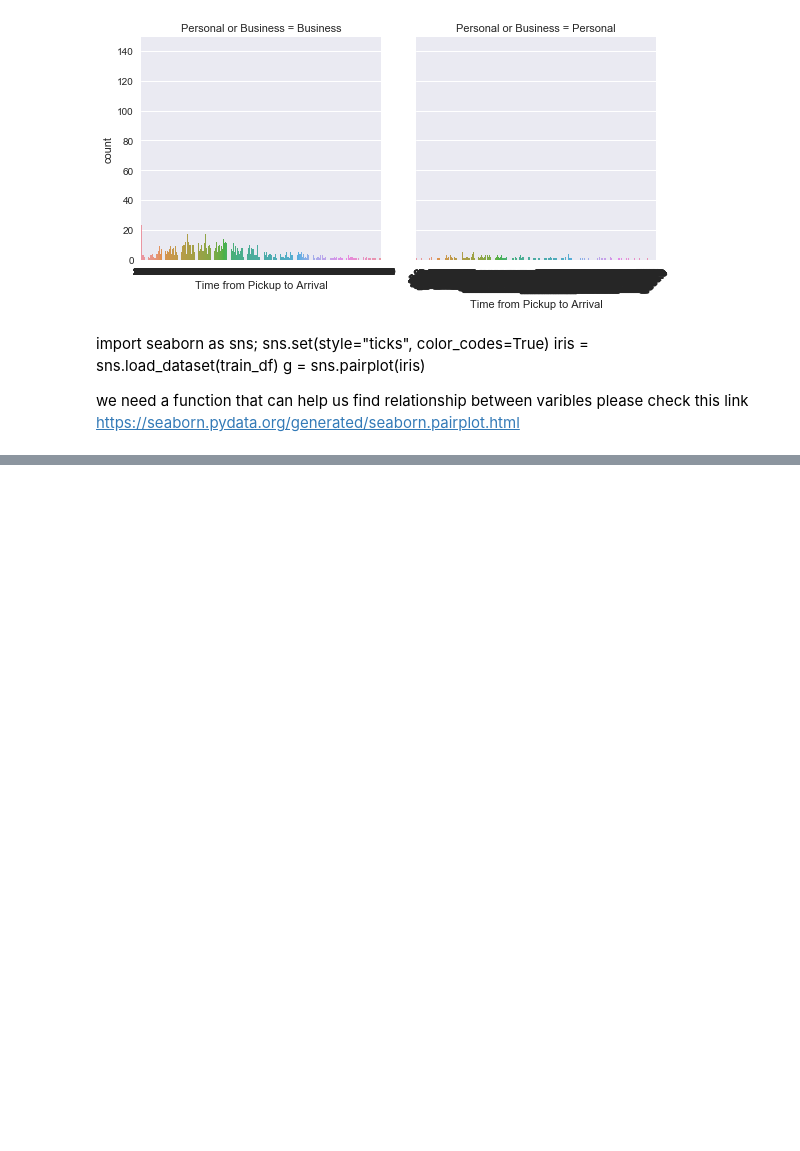
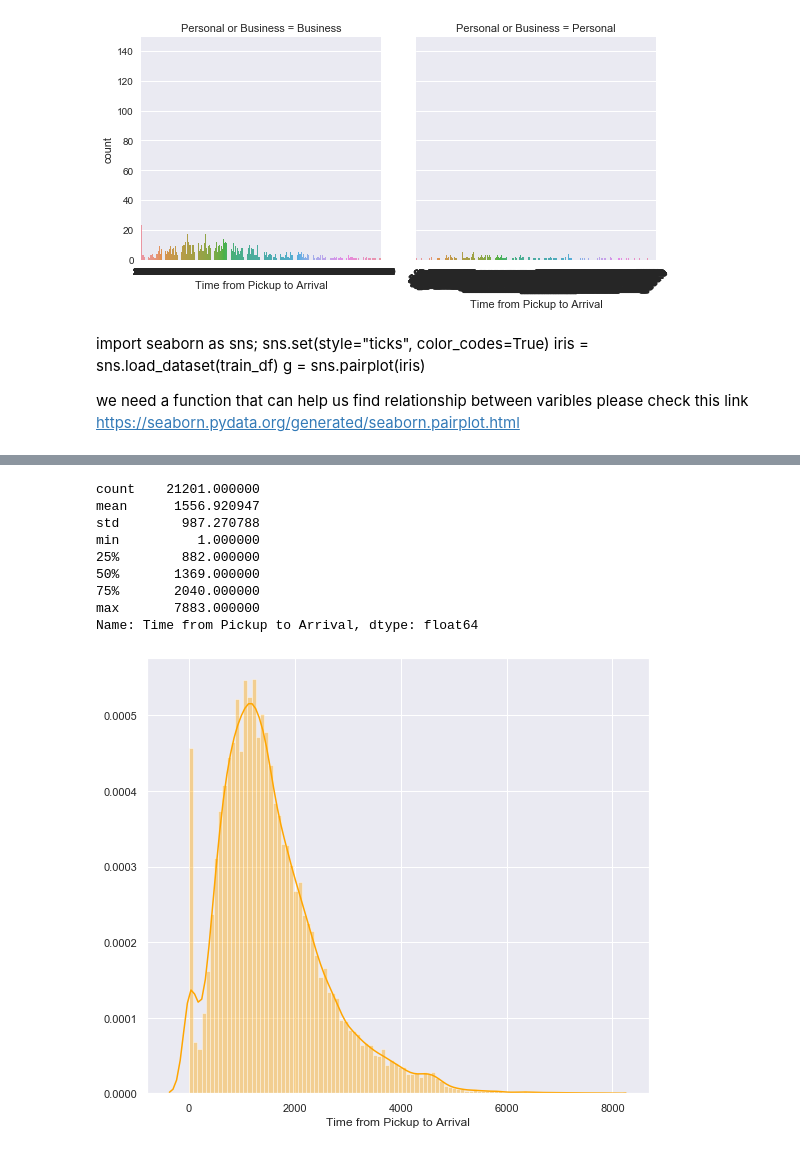
Before and after one commit to rufusseopa/Team_18_JHB_WhatTheHack_regression-predict-api-template, a Jupyter notebook: Regression - Predict Notebook.ipynb, the cells around one changed output, grey strips where cells are left out. Cells and saved outputs as stored; diff of their text form; code cells hidden in the pictures; blank space fills up the shorter version.

```diff
--- a/Regression - Predict Notebook.ipynb
+++ b/Regression - Predict Notebook.ipynb
@@ -183,0 +191,3 @@ we need a function that can help us find relationship between varibles please ch
+# %%
+data = pd.merge(train_df,riders,on ='Rider Id')
+data.info()
@@ -183,0 +212,16 @@ we need a function that can help us find relationship between varibles please ch
+# %%
+print(data['Time from Pickup to Arrival'].describe())
+plt.figure(figsize=(9,8))
+sns.distplot(data['Time from Pickup to Arrival'],color='orange',bins=100,hist_kws={'alpha':0.4})
+plt.show()
+# %% [output]
+count    21201.000000
+mean      1556.920947
+std        987.270788
+min          1.000000
+25%        882.000000
+50%       1369.000000
+75%       2040.000000
+max       7883.000000
+Name: Time from Pickup to Arrival, dtype: float64
+[figure, added]
```
Also changed, not shown: parts of 45 cells of this notebook.
